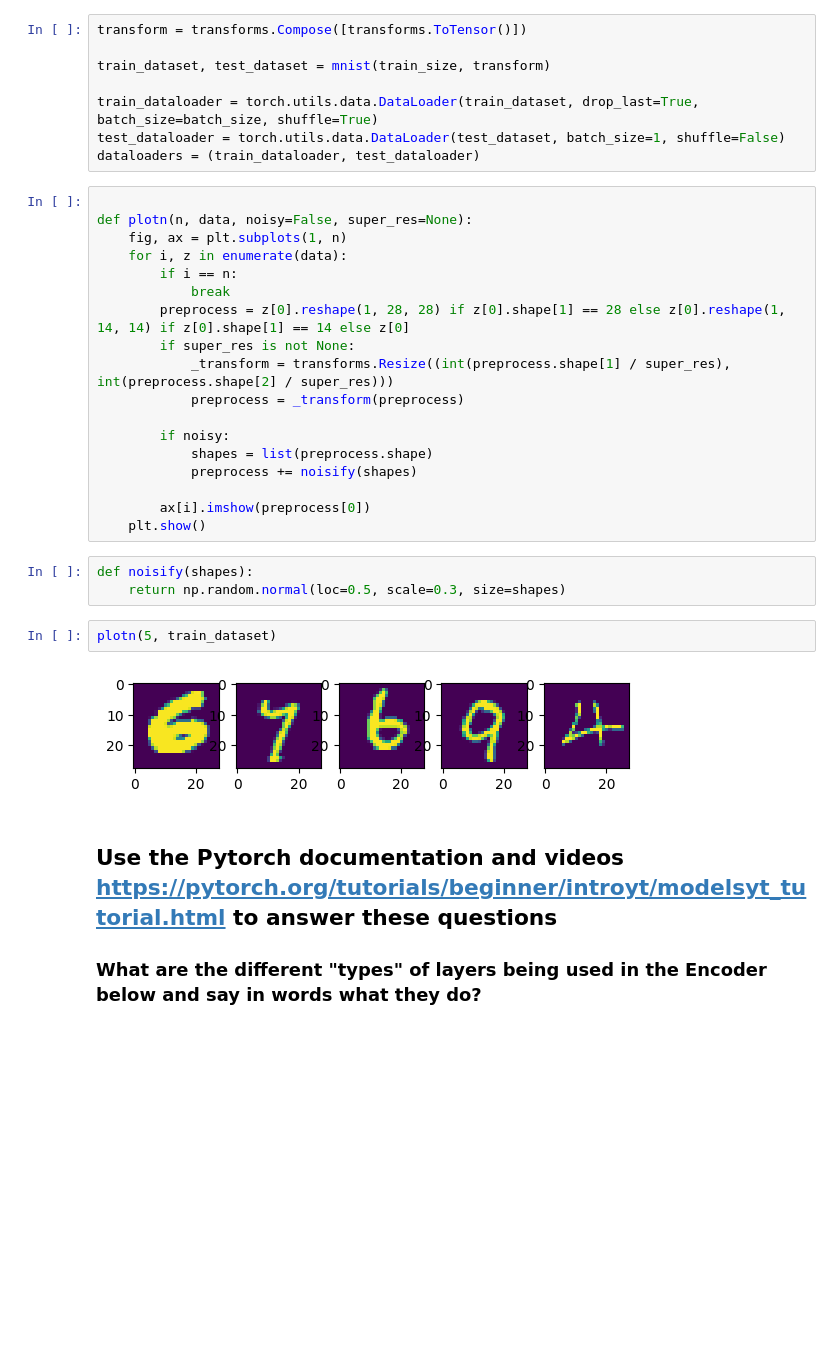
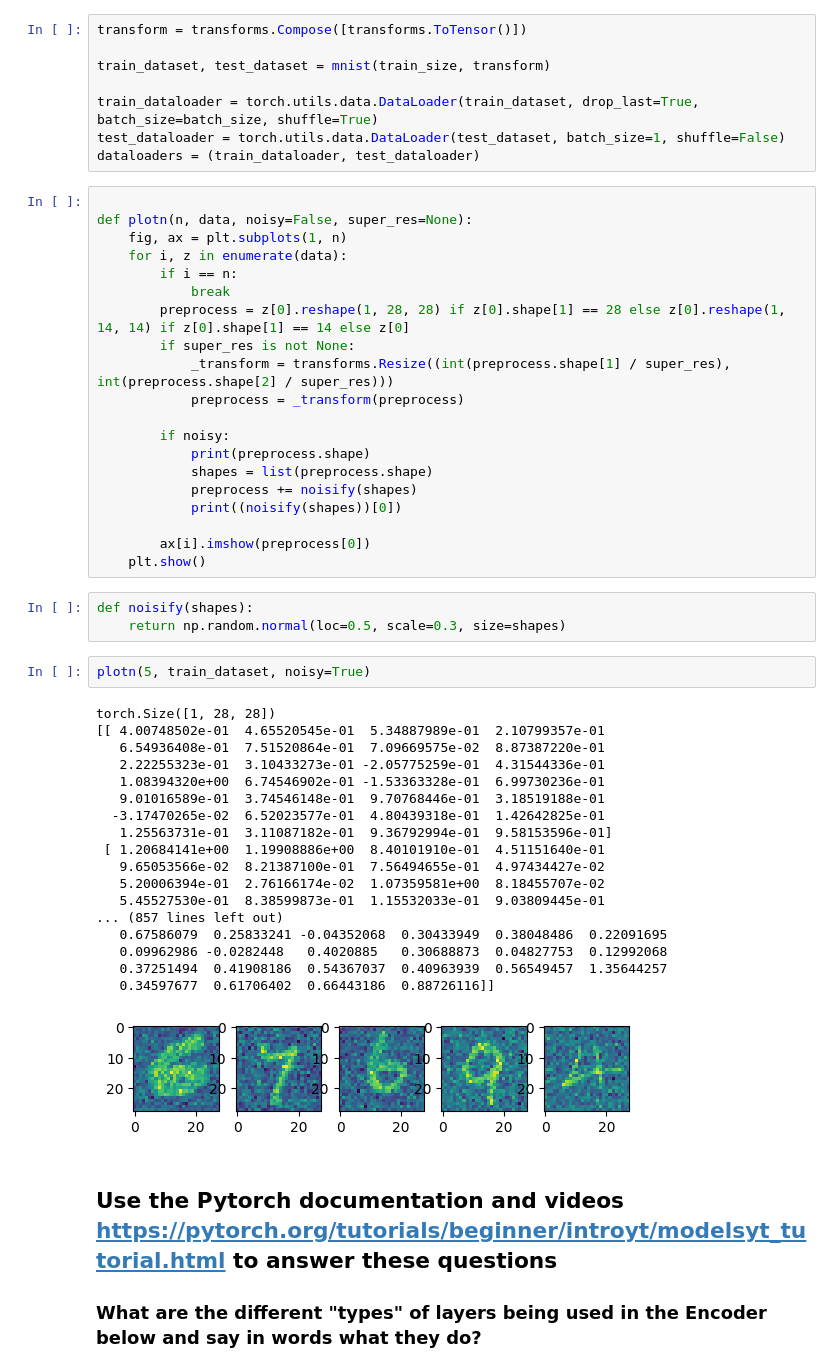
Before and after one commit to onexi/autoencoders-KBoukin, a Jupyter notebook: AutoEncodersPyTorch.ipynb, the cells around one changed output. Drawn from its saved outputs; the diff is of its cells as text; blank space fills up the shorter version.

```diff
--- a/AutoEncodersPyTorch.ipynb
+++ b/AutoEncodersPyTorch.ipynb
@@ -66,8 +66,10 @@ def plotn(n, data, noisy=False, super_res=None):
             preprocess = _transform(preprocess)
 
         if noisy:
+            print(preprocess.shape)
             shapes = list(preprocess.shape)
             preprocess += noisify(shapes)
+            print((noisify(shapes))[0])
 
         ax[i].imshow(preprocess[0])
     plt.show()
@@ -75,9 +77,26 @@ def plotn(n, data, noisy=False, super_res=None):
 def noisify(shapes):
     return np.random.normal(loc=0.5, scale=0.3, size=shapes)
 # %%
-plotn(5, train_dataset)
+plotn(5, train_dataset, noisy=True)
 # %% [output]
+torch.Size([1, 28, 28])
+[[ 4.00748502e-01  4.65520545e-01  5.34887989e-01  2.10799357e-01
+   6.54936408e-01  7.51520864e-01  7.09669575e-02  8.87387220e-01
+   2.22255323e-01  3.10433273e-01 -2.05775259e-01  4.31544336e-01
+   1.08394320e+00  6.74546902e-01 -1.53363328e-01  6.99730236e-01
+   9.01016589e-01  3.74546148e-01  9.70768446e-01  3.18519188e-01
+  -3.17470265e-02  6.52023577e-01  4.80439318e-01  1.42642825e-01
+   1.25563731e-01  3.11087182e-01  9.36792994e-01  9.58153596e-01]
+ [ 1.20684141e+00  1.19908886e+00  8.40101910e-01  4.51151640e-01
+   9.65053566e-02  8.21387100e-01  7.56494655e-01  4.97434427e-02
+   5.20006394e-01  2.76166174e-02  1.07359581e+00  8.18455707e-02
+   5.45527530e-01  8.38599873e-01  1.15532033e-01  9.03809445e-01
+... (857 lines left out)
+   0.67586079  0.25833241 -0.04352068  0.30433949  0.38048486  0.22091695
+   0.09962986 -0.0282448   0.4020885   0.30688873  0.04827753  0.12992068
+   0.37251494  0.41908186  0.54367037  0.40963939  0.56549457  1.35644257
+   0.34597677  0.61706402  0.66443186  0.88726116]]
-[figure, old version]
+[figure, new version]
 # %% [markdown]
 ## Use the Pytorch documentation and videos https://pytorch.org/tutorials/beginner/introyt/modelsyt_tutorial.html to answer these questions
 
```
Also changed, not shown: parts of 5 cells of this notebook.
